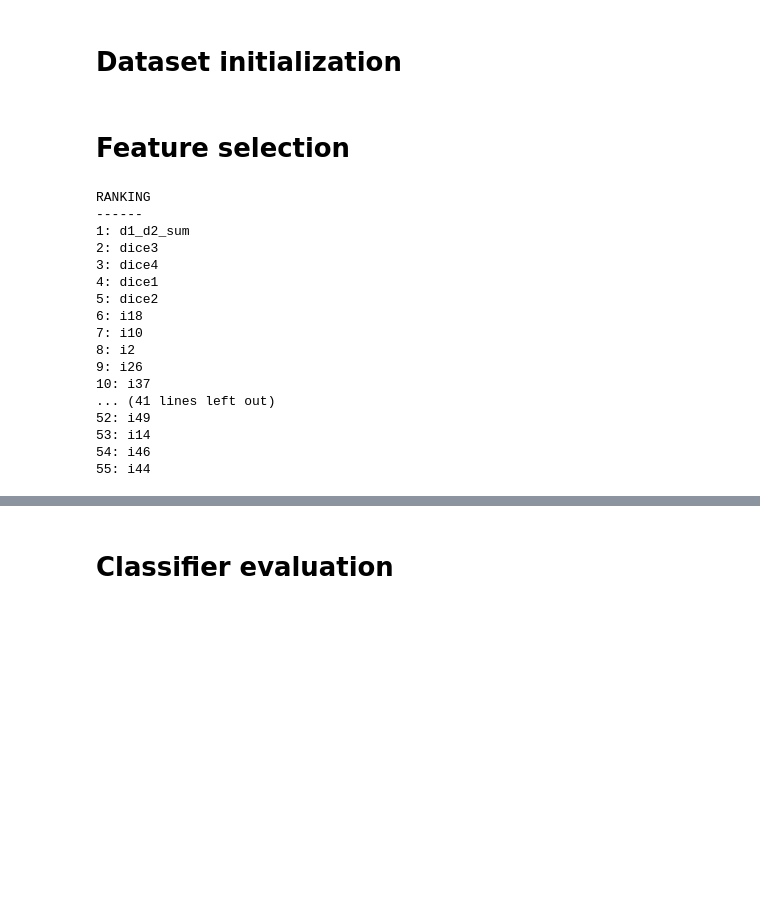
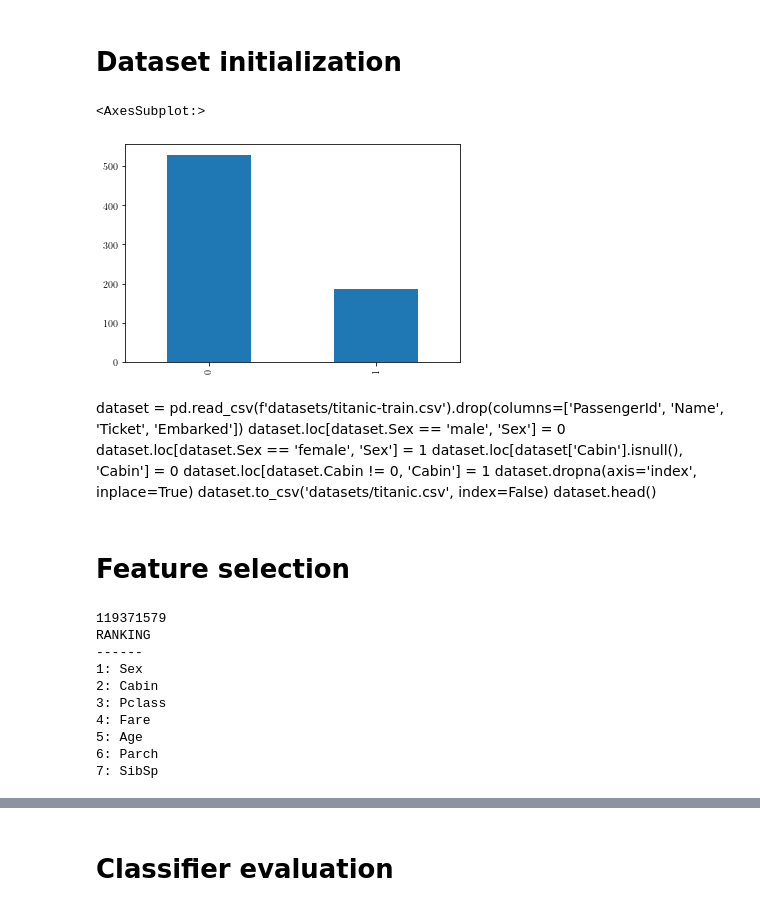
Before and after one commit to josepmedialdea/pagerank-feature-selection, a Jupyter notebook: evaluation.ipynb, the cells around one changed output, grey strips where cells are left out. Saved outputs shown, nothing was run; the diff lists cells and outputs as text; code cells hidden in the pictures; blank space fills up the shorter version.

```diff
--- a/evaluation.ipynb
+++ b/evaluation.ipynb
@@ -16,12 +16,26 @@ import matplotlib.pyplot as plt
 # %% [markdown]
 # Dataset initialization
 # %%
-dataset_name = 'dice3'
+dataset_name = 'titanic'
 drop_columns = []
 
 dataset = pd.read_csv(f'datasets/{dataset_name}.csv').drop(columns=drop_columns)
-features = dataset.iloc[:, 0:-1]
-target = dataset.iloc[:,-1]
+features = dataset.iloc[:, 1:]
+target = dataset.iloc[:,0]
+
+dataset.iloc[:, -1].value_counts().plot(kind='bar')
+# %% [output]
+<AxesSubplot:>
+[figure, added]
+# %% [markdown]
+dataset = pd.read_csv(f'datasets/titanic-train.csv').drop(columns=['PassengerId', 'Name', 'Ticket', 'Embarked'])
+dataset.loc[dataset.Sex == 'male', 'Sex'] = 0
+dataset.loc[dataset.Sex == 'female', 'Sex'] = 1
+dataset.loc[dataset['Cabin'].isnull(), 'Cabin'] = 0
+dataset.loc[dataset.Cabin != 0, 'Cabin'] = 1
+dataset.dropna(axis='index', inplace=True)
+dataset.to_csv('datasets/titanic.csv', index=False)
+dataset.head()
 # %% [markdown]
 # Feature selection
 # %%
@@ -33,23 +47,19 @@ prfs_params = {
 }
 # %%
 prfs = PageRankFeatureSelector(**prfs_params)
+t1 = time.perf_counter_ns()
 prfs.fit(features, target)
+t2 = time.perf_counter_ns()
+print(t2 - t1)
 print(prfs.ranking())
 # %% [output]
+119371579
 RANKING
 ------
-1: d1_d2_sum
-2: dice3
-3: dice4
-4: dice1
-5: dice2
-6: i18
-7: i10
-8: i2
-9: i26
-10: i37
-... (41 lines left out)
-52: i49
-53: i14
-54: i46
-55: i44
+1: Sex
+2: Cabin
+3: Pclass
+4: Fare
+5: Age
+6: Parch
+7: SibSp
```
Also changed, not shown: parts of 7 cells of this notebook, 7 other files.
